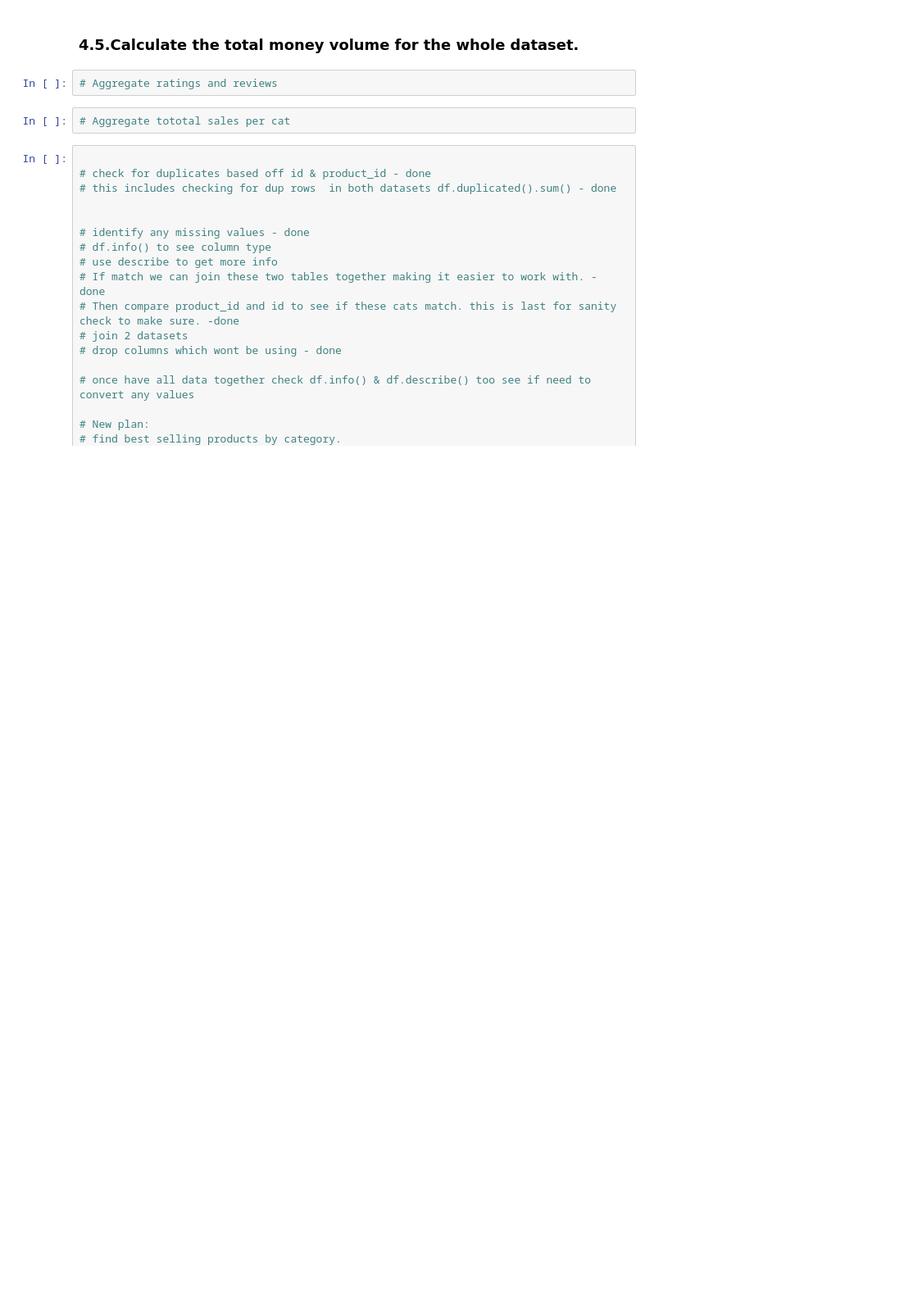
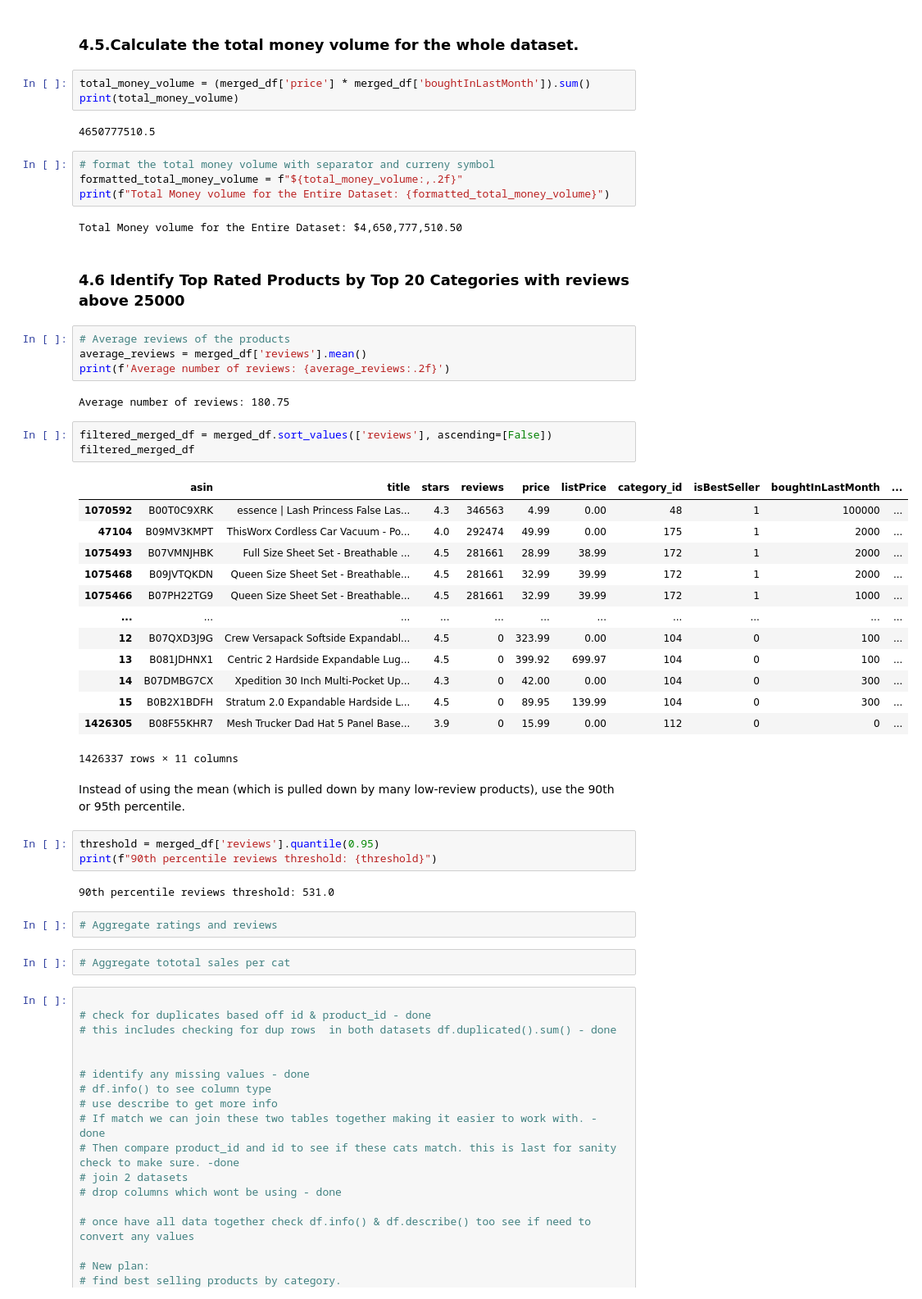
Before and after one commit to ctimothy14/Amazon_products_2023, a Jupyter notebook: amazon_products.ipynb, the cells around one changed output. Shown at 82% size. Cells and saved outputs as stored; diff of their text form; blank space fills up the shorter version.

```diff
--- a/amazon_products.ipynb
+++ b/amazon_products.ipynb
@@ -707,6 +707,49 @@ plt.show
 - Top 5 categories (Kitchen & Dining to Industrial & Scientific) account for a substantial portion of total revenue, indicating a strong consumer preference for practical, everyday use items.
 # %% [markdown]
 ### 4.5.Calculate the total money volume for the whole dataset.
+# %%
+total_money_volume = (merged_df['price'] * merged_df['boughtInLastMonth']).sum()
+print(total_money_volume)
+# %% [output]
+4650777510.5
+# %%
+# format the total money volume with separator and curreny symbol
+formatted_total_money_volume = f"${total_money_volume:,.2f}"
+print(f"Total Money volume for the Entire Dataset: {formatted_total_money_volume}")
+# %% [output]
+Total Money volume for the Entire Dataset: $4,650,777,510.50
+# %% [markdown]
+### 4.6 Identify Top Rated Products by Top 20 Categories with reviews above 25000
+# %%
+# Average reviews of the products
+average_reviews = merged_df['reviews'].mean()
+print(f'Average number of reviews: {average_reviews:.2f}')
+# %% [output]
+Average number of reviews: 180.75
+# %%
+filtered_merged_df = merged_df.sort_values(['reviews'], ascending=[False])
+filtered_merged_df
+# %% [output]
+|  | asin | title | stars | reviews | price | listPrice | category_id | isBestSeller | boughtInLastMonth | ... |
+| 1070592 | B00T0C9XRK | essence | Lash Princess False Las... | 4.3 | 346563 | 4.99 | 0.00 | 48 | 1 | 100000 | ... |
+| 47104 | B09MV3KMPT | ThisWorx Cordless Car Vacuum - Po... | 4.0 | 292474 | 49.99 | 0.00 | 175 | 1 | 2000 | ... |
+| 1075493 | B07VMNJHBK | Full Size Sheet Set - Breathable ... | 4.5 | 281661 | 28.99 | 38.99 | 172 | 1 | 2000 | ... |
+| 1075468 | B09JVTQKDN | Queen Size Sheet Set - Breathable... | 4.5 | 281661 | 32.99 | 39.99 | 172 | 1 | 2000 | ... |
+| 1075466 | B07PH22TG9 | Queen Size Sheet Set - Breathable... | 4.5 | 281661 | 32.99 | 39.99 | 172 | 1 | 1000 | ... |
+| ... | ... | ... | ... | ... | ... | ... | ... | ... | ... | ... |
+| 12 | B07QXD3J9G | Crew Versapack Softside Expandabl... | 4.5 | 0 | 323.99 | 0.00 | 104 | 0 | 100 | ... |
+| 13 | B081JDHNX1 | Centric 2 Hardside Expandable Lug... | 4.5 | 0 | 399.92 | 699.97 | 104 | 0 | 100 | ... |
+| 14 | B07DMBG7CX | Xpedition 30 Inch Multi-Pocket Up... | 4.3 | 0 | 42.00 | 0.00 | 104 | 0 | 300 | ... |
+| 15 | B0B2X1BDFH | Stratum 2.0 Expandable Hardside L... | 4.5 | 0 | 89.95 | 139.99 | 104 | 0 | 300 | ... |
+| 1426305 | B08F55KHR7 | Mesh Trucker Dad Hat 5 Panel Base... | 3.9 | 0 | 15.99 | 0.00 | 112 | 0 | 0 | ... |
+1426337 rows × 11 columns
+# %% [markdown]
+Instead of using the mean (which is pulled down by many low-review products), use the 90th or 95th percentile.
+# %%
+threshold = merged_df['reviews'].quantile(0.95)
+print(f"90th percentile reviews threshold: {threshold}")
+# %% [output]
+90th percentile reviews threshold: 531.0
 # %%
 # Aggregate ratings and reviews
 # %%
```
Also changed, not shown: parts of 1 cell of this notebook.
